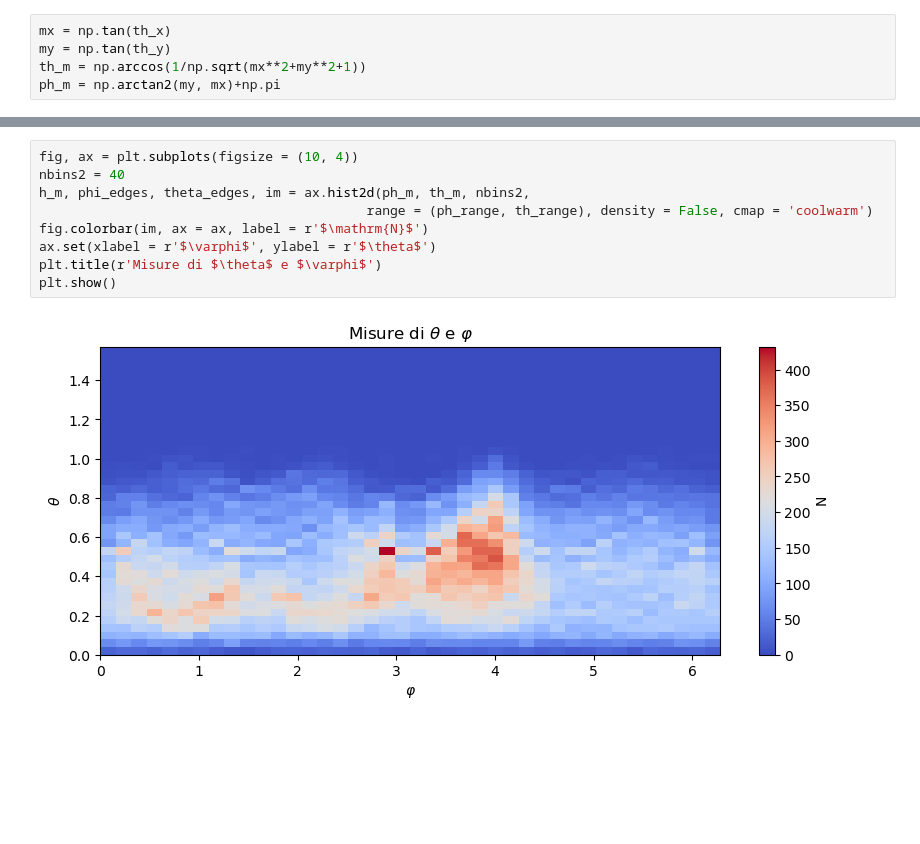
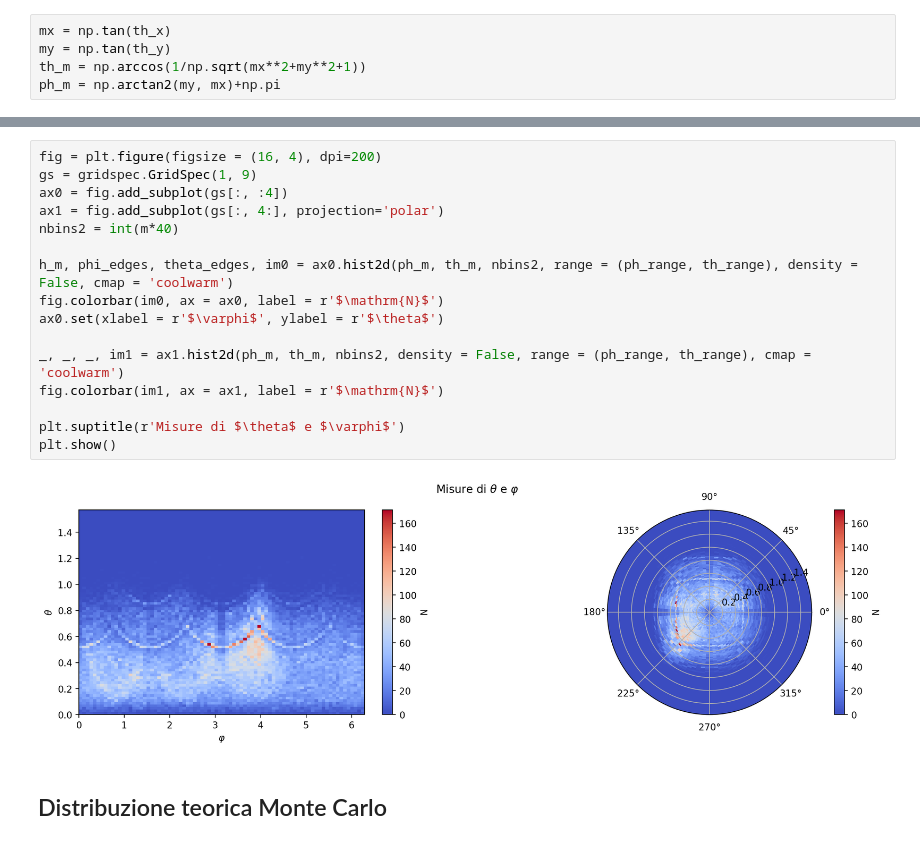
Before and after one commit to vittoriomadonna/muografia, a Jupyter notebook: project_v2.ipynb, the cells around one changed output, grey strips where cells are left out. Saved outputs shown, nothing was run; the diff lists cells and outputs as text; blank space fills up the shorter version.

```diff
--- a/project_v2.ipynb
+++ b/project_v2.ipynb
@@ -55,11 +251,20 @@ plt.show()
-# %%
-fig, ax = plt.subplots(figsize = (10, 4))
-nbins2 = 40
-h_m, phi_edges, theta_edges, im = ax.hist2d(ph_m, th_m, nbins2,
-                                          range = (ph_range, th_range), density = False, cmap = 'coolwarm')
-fig.colorbar(im, ax = ax, label = r'$\mathrm{N}$')
-ax.set(xlabel = r'$\varphi$', ylabel = r'$\theta$')
-plt.title(r'Misure di $\theta$ e $\varphi$')
-plt.show()
-# %% [output]
-[figure, removed]
+# %%
+fig = plt.figure(figsize = (16, 4), dpi=200)
+gs = gridspec.GridSpec(1, 9)
+ax0 = fig.add_subplot(gs[:, :4])
+ax1 = fig.add_subplot(gs[:, 4:], projection='polar')
+nbins2 = int(m*40)
+
+h_m, phi_edges, theta_edges, im0 = ax0.hist2d(ph_m, th_m, nbins2, range = (ph_range, th_range), density = False, cmap = 'coolwarm')
+fig.colorbar(im0, ax = ax0, label = r'$\mathrm{N}$')
+ax0.set(xlabel = r'$\varphi$', ylabel = r'$\theta$')
+
+_, _, _, im1 = ax1.hist2d(ph_m, th_m, nbins2, density = False, range = (ph_range, th_range), cmap = 'coolwarm')
+fig.colorbar(im1, ax = ax1, label = r'$\mathrm{N}$')
+
+plt.suptitle(r'Misure di $\theta$ e $\varphi$')
+plt.show()
+# %% [output]
+[figure, added]
+# %% [markdown]
+## Distribuzione teorica Monte Carlo
```
Also changed, not shown: parts of 53 cells of this notebook, 7 other files.
